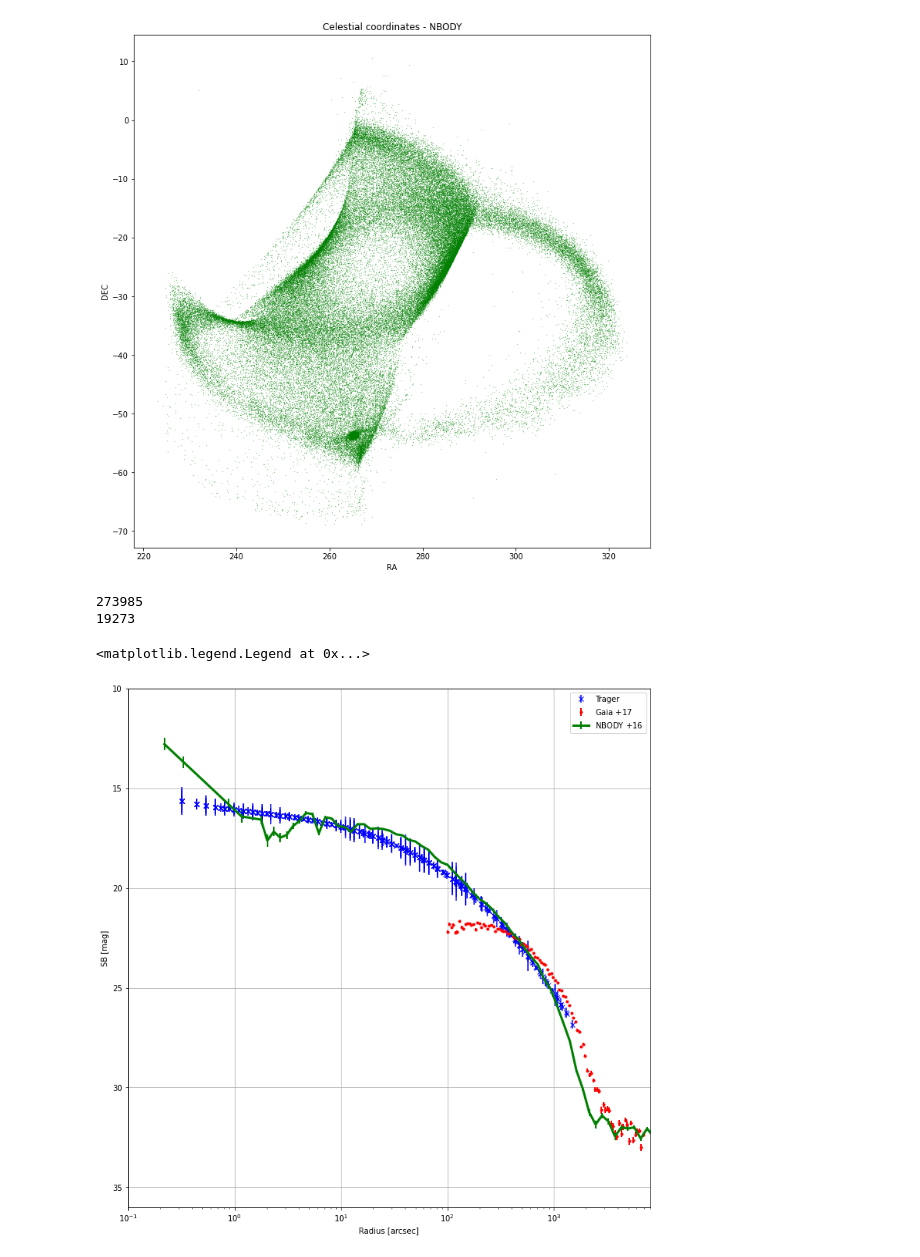
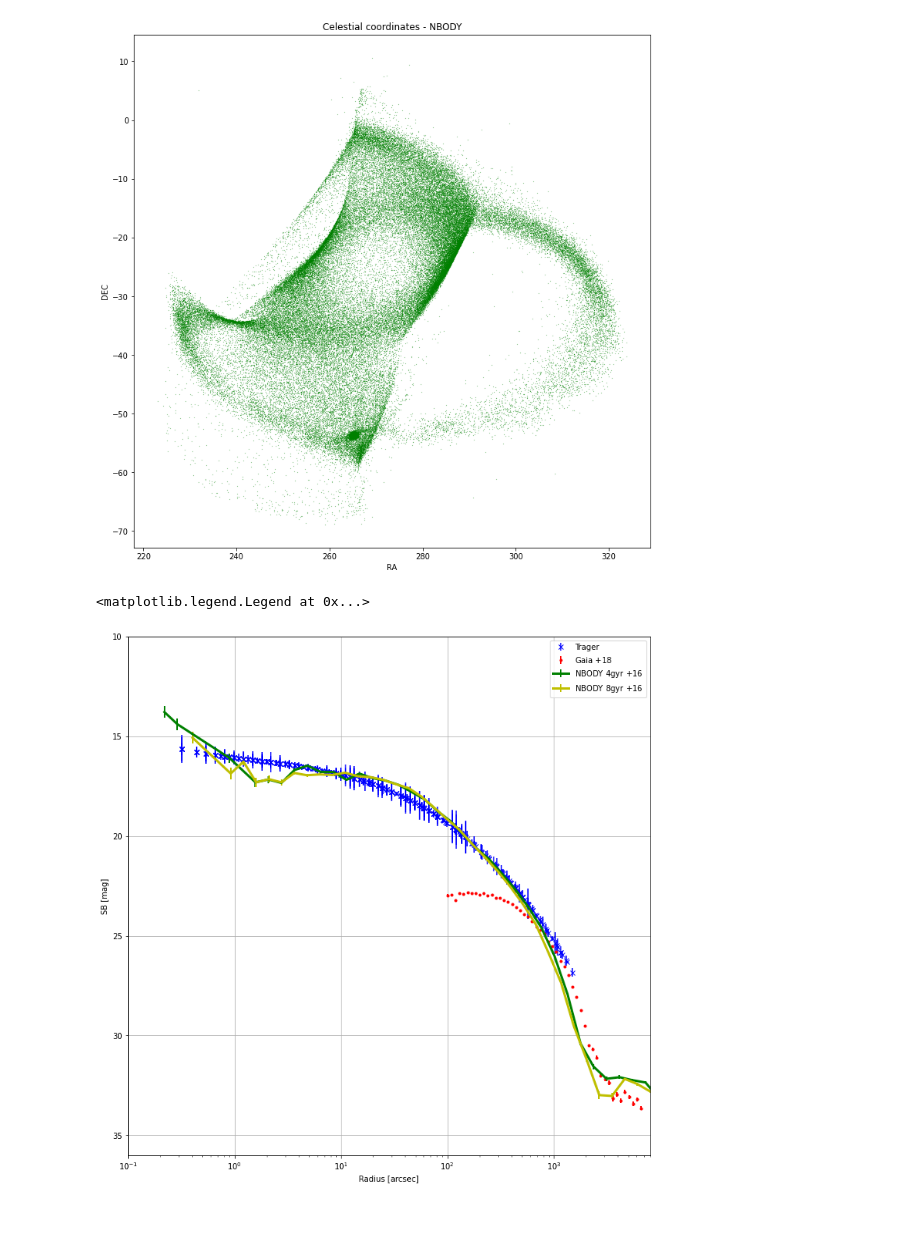
Before and after one commit to anthony-arnold/ngc6397, a Jupyter notebook: ngc6397.ipynb, the cells around one changed output. Saved outputs shown, nothing was run; the diff lists cells and outputs as text; code cells hidden in the pictures; blank space fills up the shorter version.

```diff
--- a/ngc6397.ipynb
+++ b/ngc6397.ipynb
@@ -214,38 +214,41 @@ fig, ax = plt.subplots(ncols=1)
 ax.set_xlabel(r'Radius [arcsec]')
 ax.set_ylabel(r'SB [mag]')
 ax.set_xscale("log")
 ax.grid()
 ax.invert_yaxis()
 ax.set(
     ylim=[36, 10],
     xlim=[0.1, 8000]
 )
 # ax.set(title="Surface Density")
 
 # Plot tager
 # ax.plot(10**trager[:,0], trager[:,2], label='Trager')
 trager_err = np.abs(trager[:,3])
 cut_trager = trager_err < 1
 ax.errorbar(10**trager[:,0][cut_trager], trager[:,2][cut_trager], yerr=trager_err[cut_trager], label='Trager', fmt='bx')
 
 
 # Stitch Gaia
 gaia_cut = gaia.data[cut]
 arcsec_distance = rad2arcsec(angular_dist(gaia_cut['ra'], gaia_cut['dec'], orbits.RA, orbits.DEC))
-surface_density(arcsec_distance[arcsec_distance > 100], ax, 'Gaia $+17$', fmt='r.')
+surface_density(arcsec_distance[arcsec_distance > 100], ax, 'Gaia $+18$', scale=18, fmt='r.')
 
 # Get nbody form
 m80 = (nbody[:,7] > 0.8) & (nbody[:,8] < 10)
-print(len(m80))
-print(sum(m80))
 
 nbdis = rad2arcsec(angular_dist(nbody[:,1][m80], nbody[:,2][m80], orbits.RA, orbits.DEC))
-surface_density(nbdis, ax, 'NBODY $+16$', fmt='g-', scale=16, lw=3)
+surface_density(nbdis, ax, 'NBODY 4gyr $+16$', fmt='g-', scale=16, lw=3)
+
+# Get nbody form
+nbody8 = np.loadtxt('8gyr/ngc6397.out')
+m80 = (nbody8[:,7] > 0.8) & (nbody8[:,8] < 10)
+
+nbdis = rad2arcsec(angular_dist(nbody8[:,1][m80], nbody8[:,2][m80], orbits.RA, orbits.DEC))
+surface_density(nbdis, ax, 'NBODY 8gyr $+16$', fmt='y-', scale=16, lw=3)
 
 
 ax.legend()
 # %% [output]
-273985
-19273
+<matplotlib.legend.Legend at 0x...>
-<matplotlib.legend.Legend at 0x...>
-[figure, old version]
+[figure, new version]
```
Also changed, not shown: parts of 2 cells of this notebook, 3 other files.
